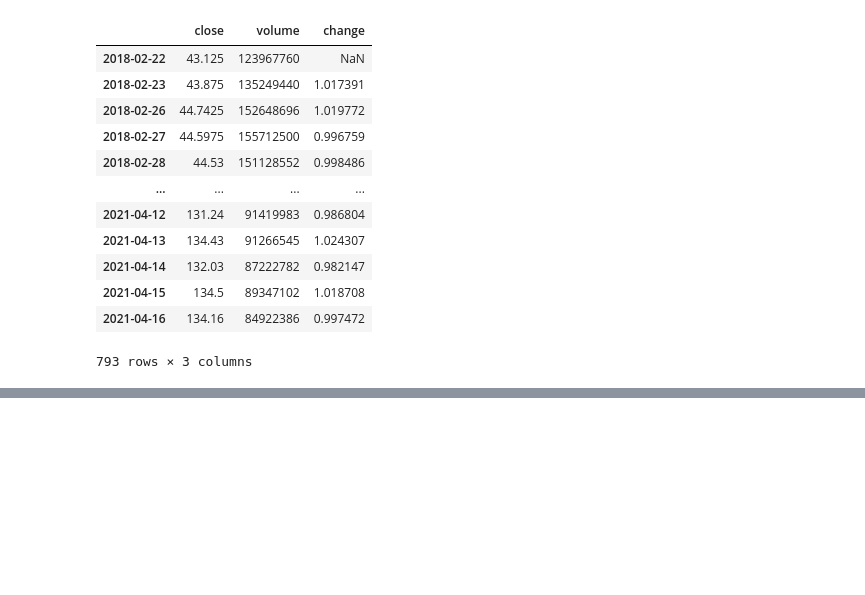
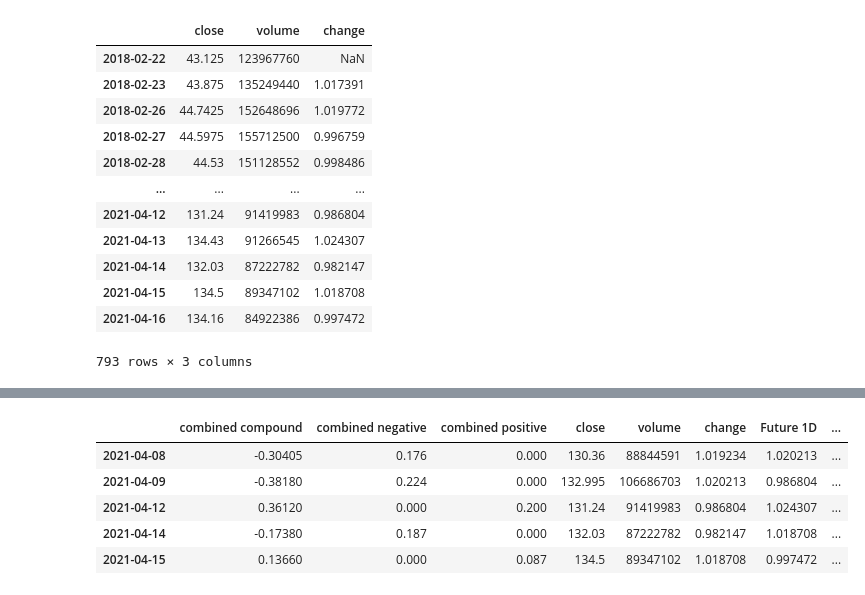
Before and after one commit to hoestlund/thesis, a Jupyter notebook: trading_model/industry_largecaps_returns.ipynb, the cells around one changed output, grey strips where cells are left out. Drawn from its saved outputs; the diff is of its cells as text; code cells hidden in the pictures; blank space fills up the shorter version.

```diff
--- a/trading_model/industry_largecaps_returns.ipynb
+++ b/trading_model/industry_largecaps_returns.ipynb
@@ -208,0 +255,11 @@ aapl_change
+# %%
+aapl_sentiments_returns = apple_sentiment.join(aapl_change, how='inner')
+# %%
+aapl_sentiments_returns.tail(5)
+# %% [output]
+|  | combined compound | combined negative | combined positive | close | volume | change | Future 1D | ... |
+| 2021-04-08 | -0.30405 | 0.176 | 0.000 | 130.36 | 88844591 | 1.019234 | 1.020213 | ... |
+| 2021-04-09 | -0.38180 | 0.224 | 0.000 | 132.995 | 106686703 | 1.020213 | 0.986804 | ... |
+| 2021-04-12 | 0.36120 | 0.000 | 0.200 | 131.24 | 91419983 | 0.986804 | 1.024307 | ... |
+| 2021-04-14 | -0.17380 | 0.187 | 0.000 | 132.03 | 87222782 | 0.982147 | 1.018708 | ... |
+| 2021-04-15 | 0.13660 | 0.000 | 0.087 | 134.5 | 89347102 | 1.018708 | 0.997472 | ... |
```
Also changed, not shown: parts of 6 cells of this notebook, 1 other file.
